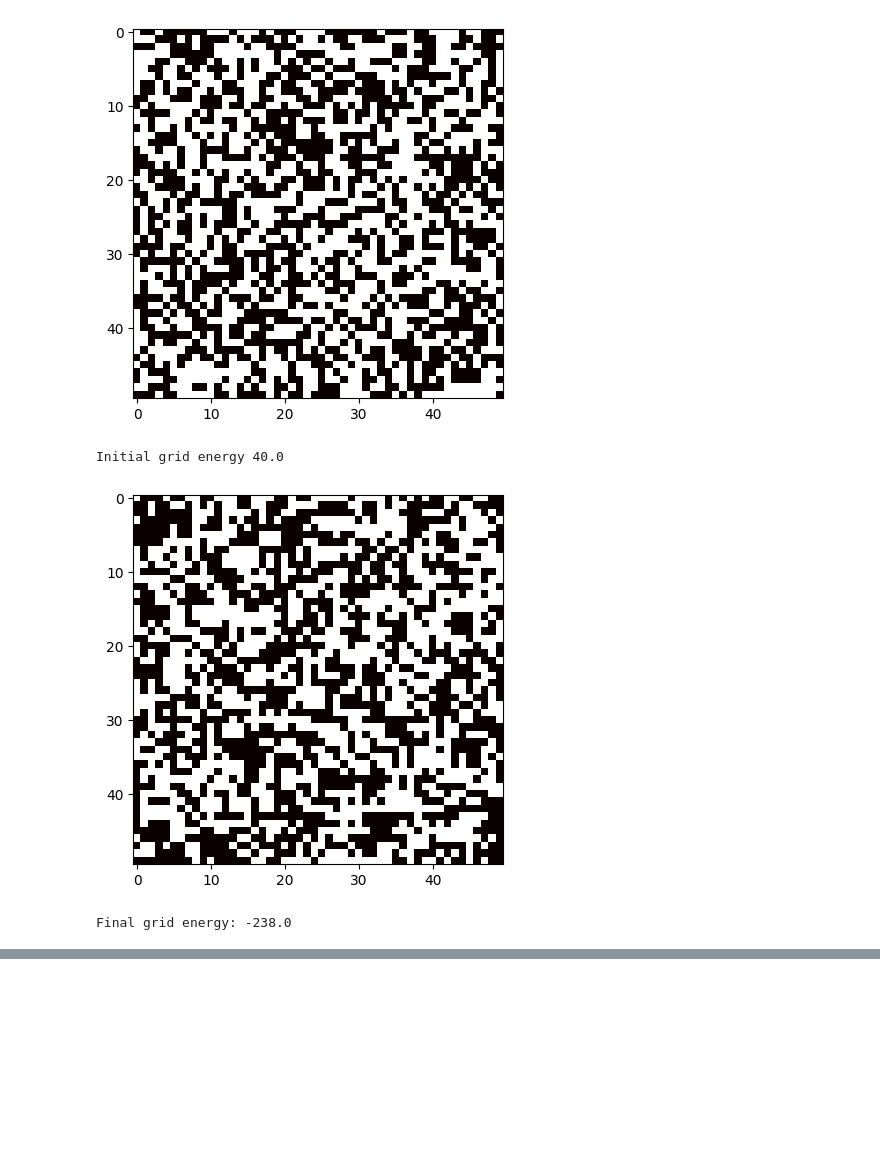
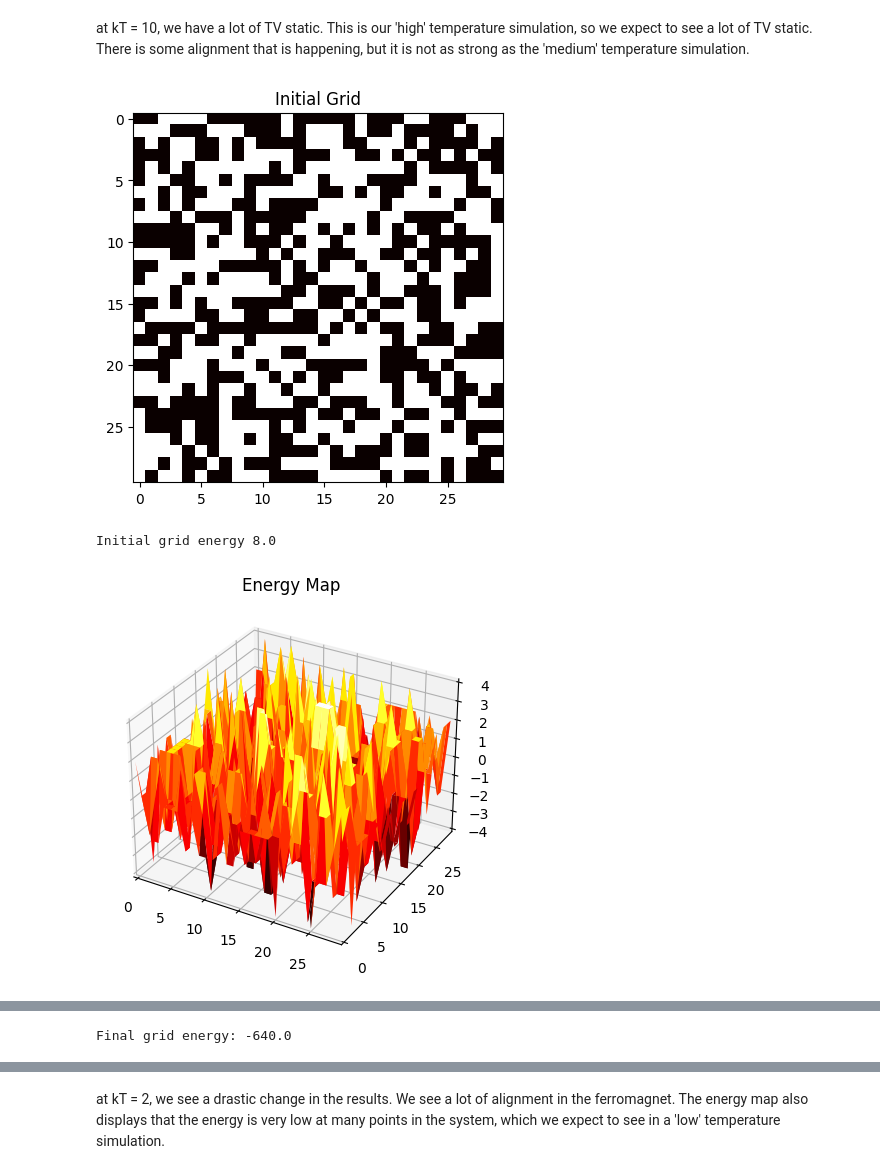
Before and after one commit to alexMcGarity/computational-physics, a Jupyter notebook: Group Project Two/ising.ipynb, the cells around one changed output, grey strips where cells are left out. Cells and saved outputs as stored; diff of their text form; code cells hidden in the pictures; blank space fills up the shorter version.

```diff
--- a/Group Project Two/ising.ipynb
+++ b/Group Project Two/ising.ipynb
@@ -172,10 +196,12 @@ Final grid energy: -548.0
-# %%
-n = 50
-kT = 10
-nsteps = 10000
-ising(n,kT,nsteps)
-# %% [output]
-[figure, removed]
-Initial grid energy 40.0
-[figure, removed]
-Final grid energy: -238.0
+# %% [markdown]
+at kT = 10, we have a lot of TV static. This is our 'high' temperature simulation, so we expect to see a lot of TV static. There is some alignment that is happening, but it is not as strong as the 'medium' temperature simulation.
+# %%
+#let's make a simulation with a low temperature but a large number of steps
+n = 30
+kT = 2
+nsteps = 10000
+ising(n,kT,nsteps)
+# %% [output]
+[figure, added]
+Initial grid energy 8.0
+[figure, added]
@@ -181,0 +209 @@ Final grid energy: -238.0
+Final grid energy: -640.0
@@ -181,0 +212,2 @@ Final grid energy: -238.0
+# %% [markdown]
+at kT = 2, we see a drastic change in the results. We see a lot of alignment in the ferromagnet. The energy map also displays that the energy is very low at many points in the system, which we expect to see in a 'low' temperature simulation.
```
Also changed, not shown: parts of 13 cells of this notebook, 2 other files.
